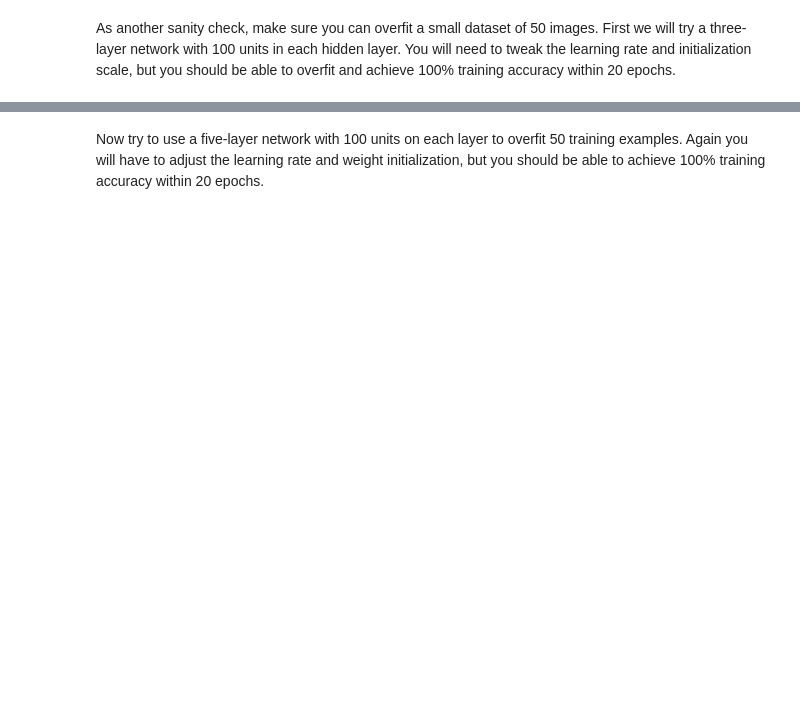
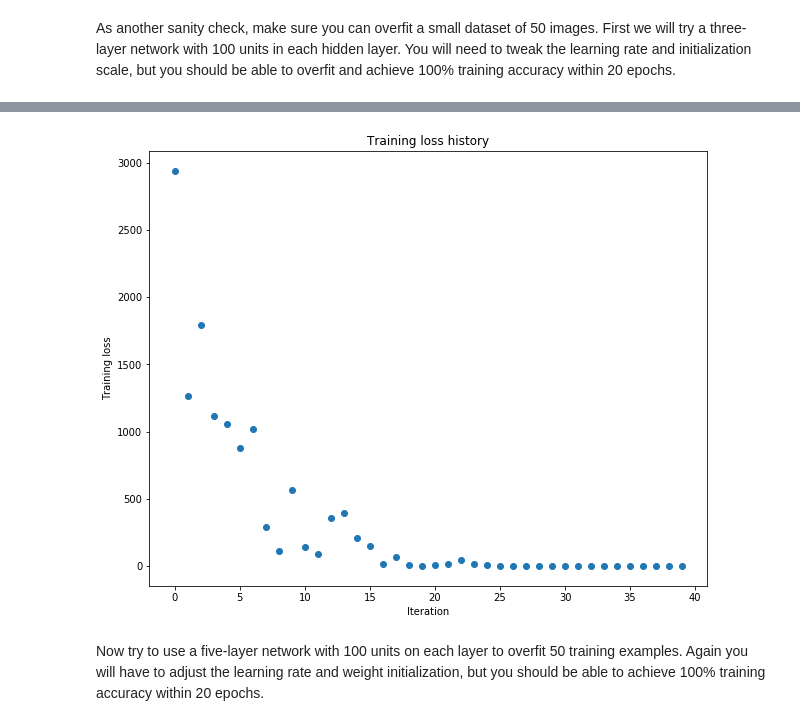
Before and after one commit to mtc2013/cs231n-assignment2, a Jupyter notebook: FullyConnectedNets.ipynb, the cells around one changed output, grey strips where cells are left out. Drawn from its saved outputs; the diff is of its cells as text; code cells hidden in the pictures; blank space fills up the shorter version.

```diff
--- a/FullyConnectedNets.ipynb
+++ b/FullyConnectedNets.ipynb
@@ -321,0 +319,25 @@ pass
+# %%
+##############################################################################
+# TODO: Use a Solver instance to train a TwoLayerNet that achieves at least  #
+# 50% accuracy on the validation set.                                        #
+##############################################################################
+data = {
+  'X_train': data['X_train'],
+  'y_train': data['y_train'],
+  'X_val': data['X_val'],
+  'y_val': data['y_val'],
+}
+input_dimension = data['X_train'].shape[1]*data['X_train'].shape[2]*data['X_train'].shape[3]
+model = TwoLayerNet(input_dim=input_dimension, hidden_dim=100, num_classes=10, weight_scale=std)
+solver = Solver(model, data,
+    update_rule='sgd',
+    optim_config={
+        'learning_rate': 1e-3,
+    },
+    lr_decay=0.95,
+    num_epochs=10, batch_size=100,
+    print_every=100)
+solver.train()
+##############################################################################
+#                             END OF YOUR CODE                               #
+##############################################################################
@@ -380,7 +439,7 @@ small_data = {
   'y_val': data['y_val'],
 }
 
-weight_scale = 1e-2
+weight_scale = 2.5e-1
 learning_rate = 1e-4
 model = FullyConnectedNet([100, 100],
               weight_scale=weight_scale, dtype=np.float64)
@@ -398,3 +457,4 @@ plt.title('Training loss history')
 plt.xlabel('Iteration')
 plt.ylabel('Training loss')
 plt.show()
+# %% [output]
@@ -401,3 +478,4 @@ plt.show()
+[figure, added]
 # %% [markdown]
 Now try to use a five-layer network with 100 units on each layer to overfit 50 training examples. Again you will have to adjust the learning rate and weight initialization, but you should be able to achieve 100% training accuracy within 20 epochs.
 # %%
```
Also changed, not shown: parts of 9 cells of this notebook, 5 other files.
